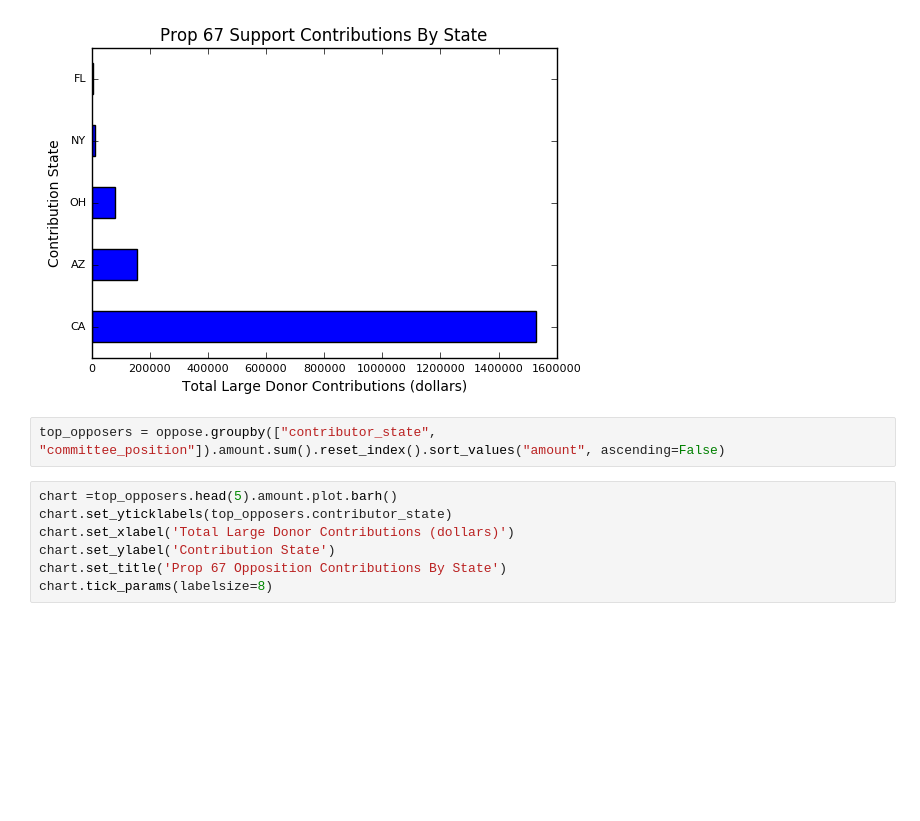
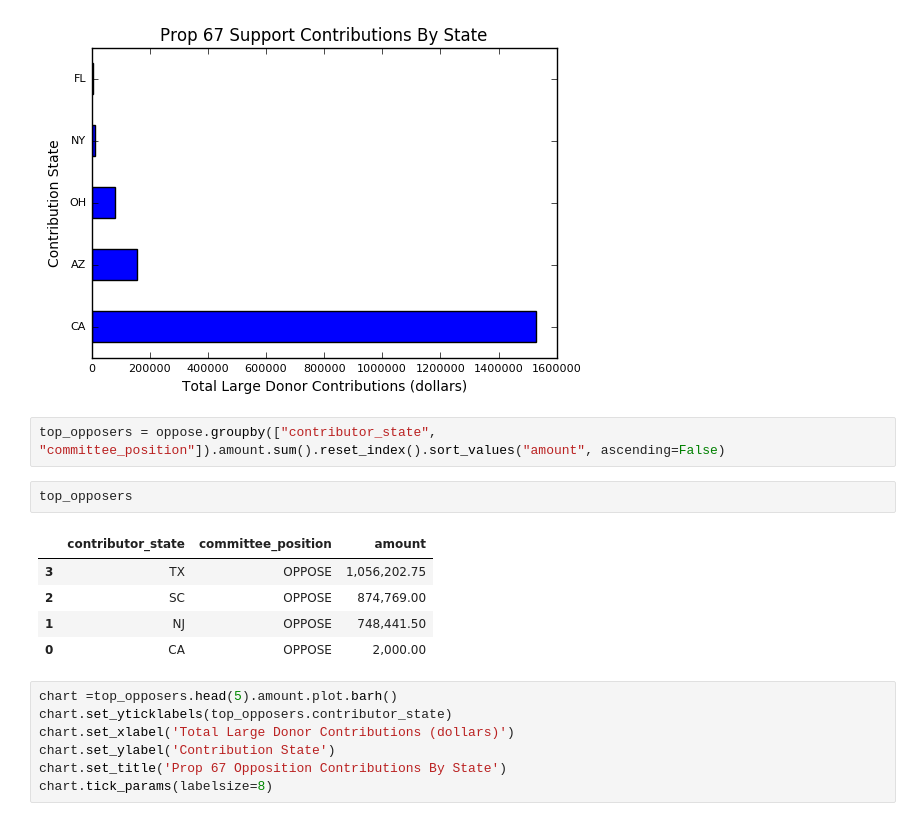
Before and after one commit to Juli2017/first-python-notebook, a Jupyter notebook: FinalNotebook.ipynb, the cells around one changed output. Cells and saved outputs as stored; diff of their text form; blank space fills up the shorter version.

```diff
--- a/FinalNotebook.ipynb
+++ b/FinalNotebook.ipynb
@@ -226,6 +270,14 @@ chart.tick_params(labelsize=8)
 [figure]
 # %%
 top_opposers = oppose.groupby(["contributor_state", "committee_position"]).amount.sum().reset_index().sort_values("amount", ascending=False)
+# %%
+top_opposers
+# %% [output]
+|  | contributor_state | committee_position | amount |
+| 3 | TX | OPPOSE | 1,056,202.75 |
+| 2 | SC | OPPOSE | 874,769.00 |
+| 1 | NJ | OPPOSE | 748,441.50 |
+| 0 | CA | OPPOSE | 2,000.00 |
 # %%
 chart =top_opposers.head(5).amount.plot.barh()
 chart.set_yticklabels(top_opposers.contributor_state)
```
Also changed, not shown: parts of 21 cells of this notebook.
